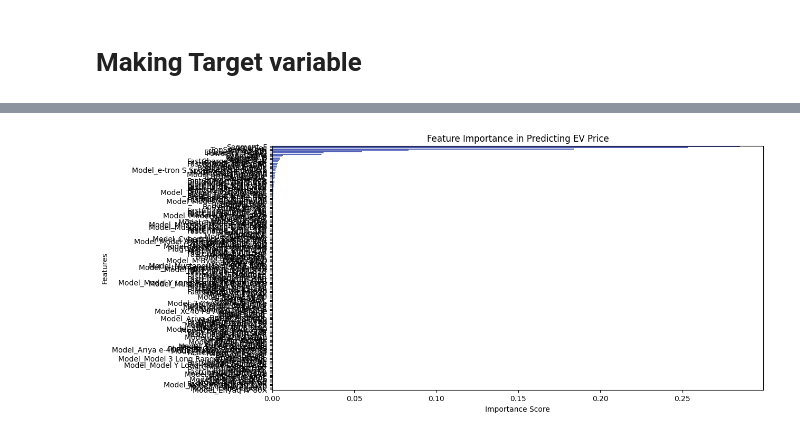
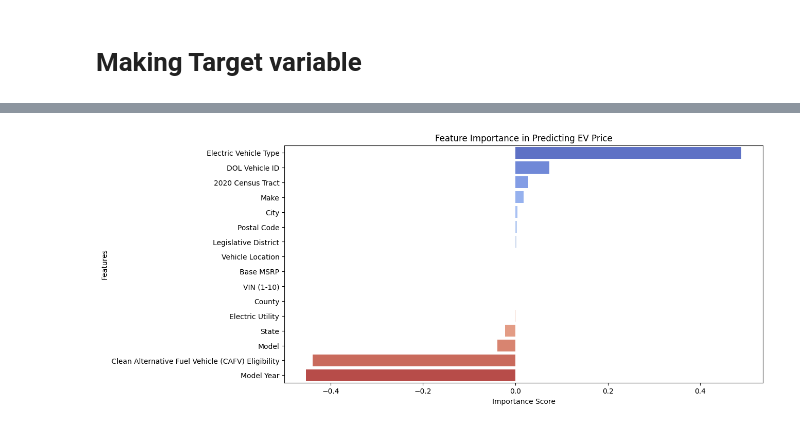
Before and after one commit to ar23aff/DS-Project, a Jupyter notebook: raheem-ds.ipynb, the cells around one changed output, grey strips where cells are left out. Saved outputs shown, nothing was run; the diff lists cells and outputs as text; code cells hidden in the pictures.

```diff
--- a/raheem-ds.ipynb
+++ b/raheem-ds.ipynb
@@ -356,20 +415,0 @@ y = df[target]
-# %%
-df.columns = df.columns.str.strip()
-df.columns = df.columns.str.replace(" ", "_")
-
-print("Column names:", df.columns)
-
-target = "PriceEuro"
-
-if target not in df.columns:
-    raise KeyError(f"Column '{target}' not found! Available columns: {df.columns}")
-
-missing_values = df[target].isnull().sum()
-print(f"Missing values in {target}: {missing_values}")
-
-df.dropna(subset=[target], inplace=True)
-
-X = df.drop(columns=[target])
-y = df[target]
-
-print("Data successfully cleaned and ready for modeling!")
@@ -434,20 +548,33 @@ R-squared (R2 Score): 0.89
 # %%
-# Extract feature importance
-feature_importance = model.feature_importances_
+import pandas as pd
+import matplotlib.pyplot as plt
+import seaborn as sns
 
-# Get feature names from preprocessing pipeline
-feature_names = numerical_cols + list(pipeline.named_steps['preprocessor'].transformers_[1][1].get_feature_names_out(categorical_cols))
+# Ensure numerical feature names are in list format
+num_feature_names = list(num_features)
 
-# Create DataFrame for visualization
-feat_imp_df = pd.DataFrame({'Feature': feature_names, 'Importance': feature_importance})
-feat_imp_df = feat_imp_df.sort_values(by='Importance', ascending=False)
+# Extract categorical feature names
+cat_feature_names = list(cat_features)
 
-# Plot feature importance
-plt.figure(figsize=(12, 6))
-sns.barplot(x=feat_imp_df['Importance'], y=feat_imp_df['Feature'], palette="coolwarm")
-plt.title("Feature Importance in Predicting EV Price")
-plt.xlabel("Importance Score")
-plt.ylabel("Features")
-plt.show()
+# Combine all feature names
+feature_names = num_feature_names + cat_feature_names
+
+# Extract feature importance using coefficients
+feature_importance = model.coef_
+
+if len(feature_importance) != len(feature_names):
+    print(f"Feature importance length ({len(feature_importance)}) does not match feature names length ({len(feature_names)})")
+else:
+    # Create DataFrame for visualization
+    feat_imp_df = pd.DataFrame({'Feature': feature_names, 'Importance': feature_importance})
+    feat_imp_df = feat_imp_df.sort_values(by='Importance', ascending=False)
+
+    # Plot feature importance
+    plt.figure(figsize=(12, 6))
+    sns.barplot(x=feat_imp_df['Importance'], y=feat_imp_df['Feature'], palette="coolwarm")
+    plt.title("Feature Importance in Predicting EV Price")
+    plt.xlabel("Importance Score")
+    plt.ylabel("Features")
+    plt.show()
 # %% [output]
-[figure, old version]
+[figure, new version]
```
Also changed, not shown: parts of 68 cells of this notebook.
